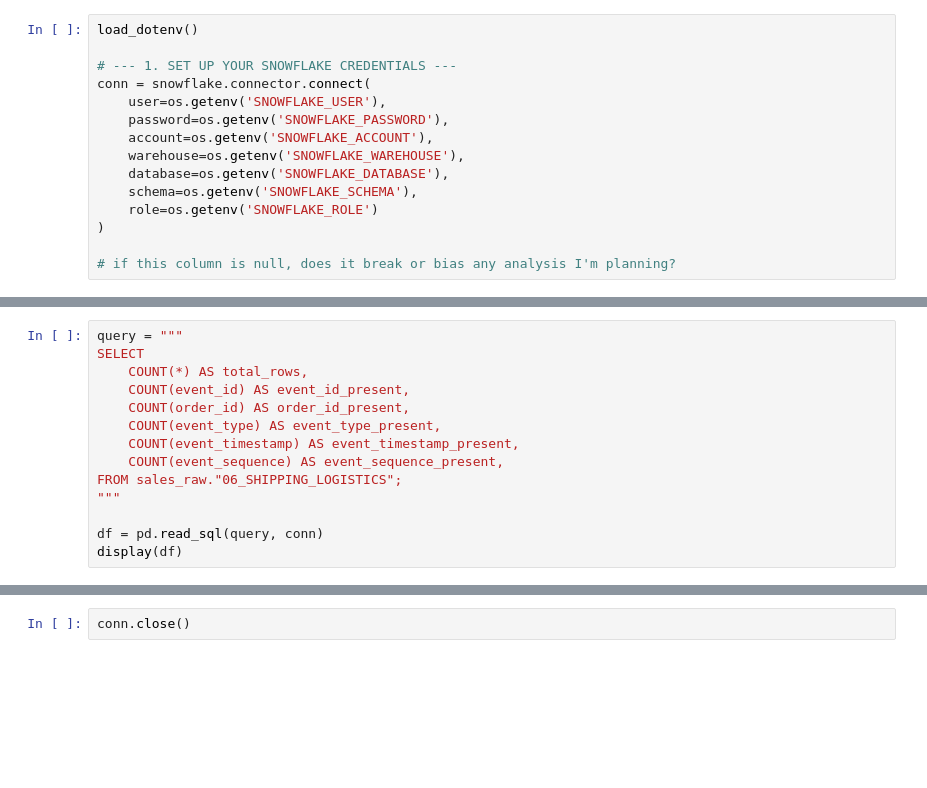
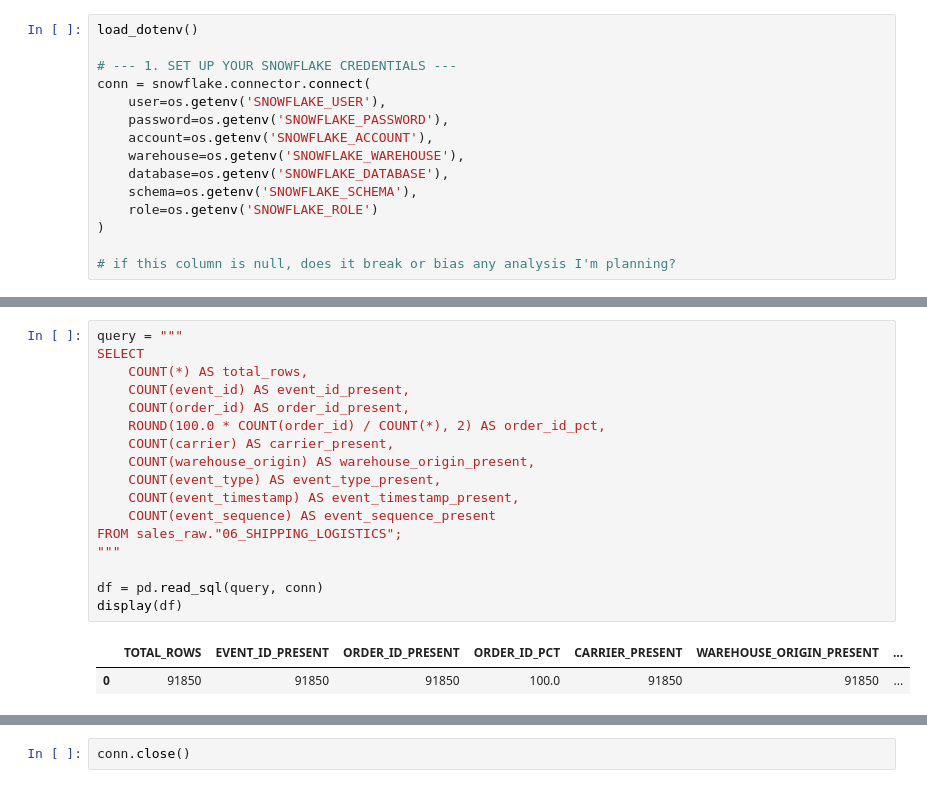
Before and after one commit to knurlybekov/novamart-analytics, a Jupyter notebook: sql/01_staging/01_completeness_profiling.ipynb, the cells around one changed output, grey strips where cells are left out. Cells and saved outputs as stored; diff of their text form; blank space fills up the shorter version.

```diff
--- a/sql/01_staging/01_completeness_profiling.ipynb
+++ b/sql/01_staging/01_completeness_profiling.ipynb
@@ -130,17 +136,23 @@ display(df)
 # %%
 query = """
 SELECT
     COUNT(*) AS total_rows,
     COUNT(event_id) AS event_id_present,
     COUNT(order_id) AS order_id_present,
+    ROUND(100.0 * COUNT(order_id) / COUNT(*), 2) AS order_id_pct,
+    COUNT(carrier) AS carrier_present,
+    COUNT(warehouse_origin) AS warehouse_origin_present,
     COUNT(event_type) AS event_type_present,
     COUNT(event_timestamp) AS event_timestamp_present,
-    COUNT(event_sequence) AS event_sequence_present,
+    COUNT(event_sequence) AS event_sequence_present
 FROM sales_raw."06_SHIPPING_LOGISTICS";
 """
 
 df = pd.read_sql(query, conn)
 display(df)
+# %% [output]
+|  | TOTAL_ROWS | EVENT_ID_PRESENT | ORDER_ID_PRESENT | ORDER_ID_PCT | CARRIER_PRESENT | WAREHOUSE_ORIGIN_PRESENT | ... |
+| 0 | 91850 | 91850 | 91850 | 100.0 | 91850 | 91850 | ... |
 # %%
 query = """
 SELECT
```
Also changed, not shown: parts of 11 cells of this notebook, 6 other files.
